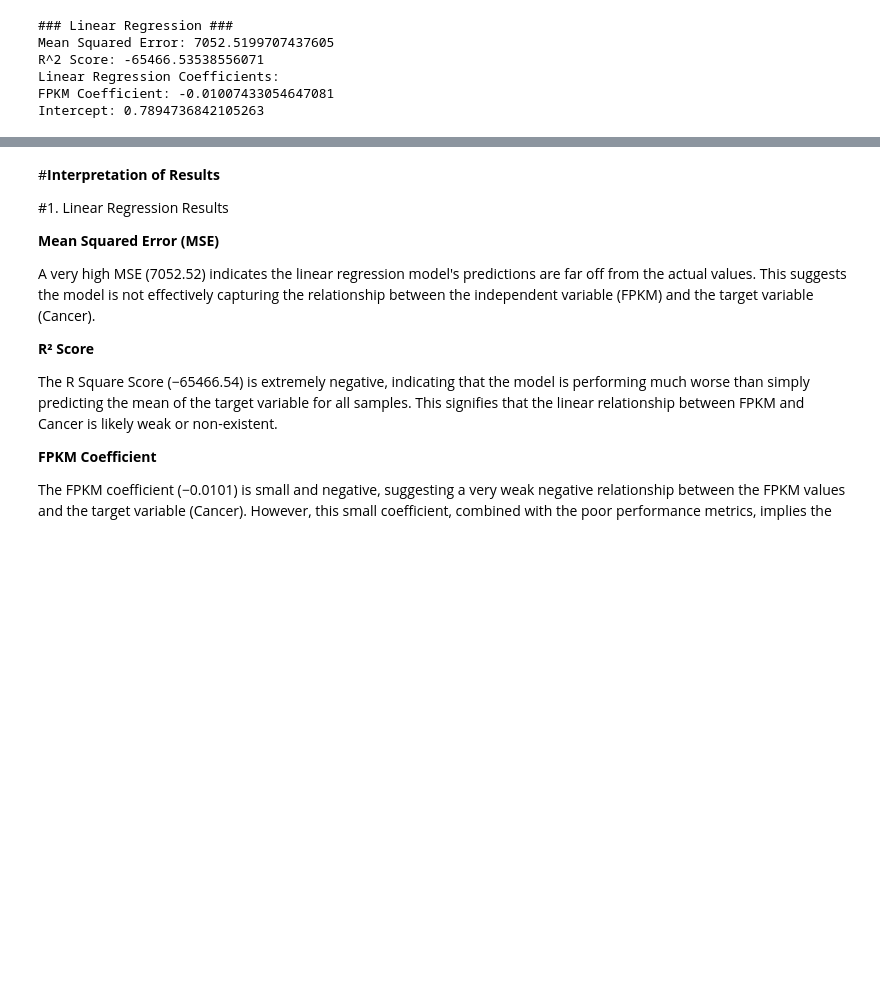
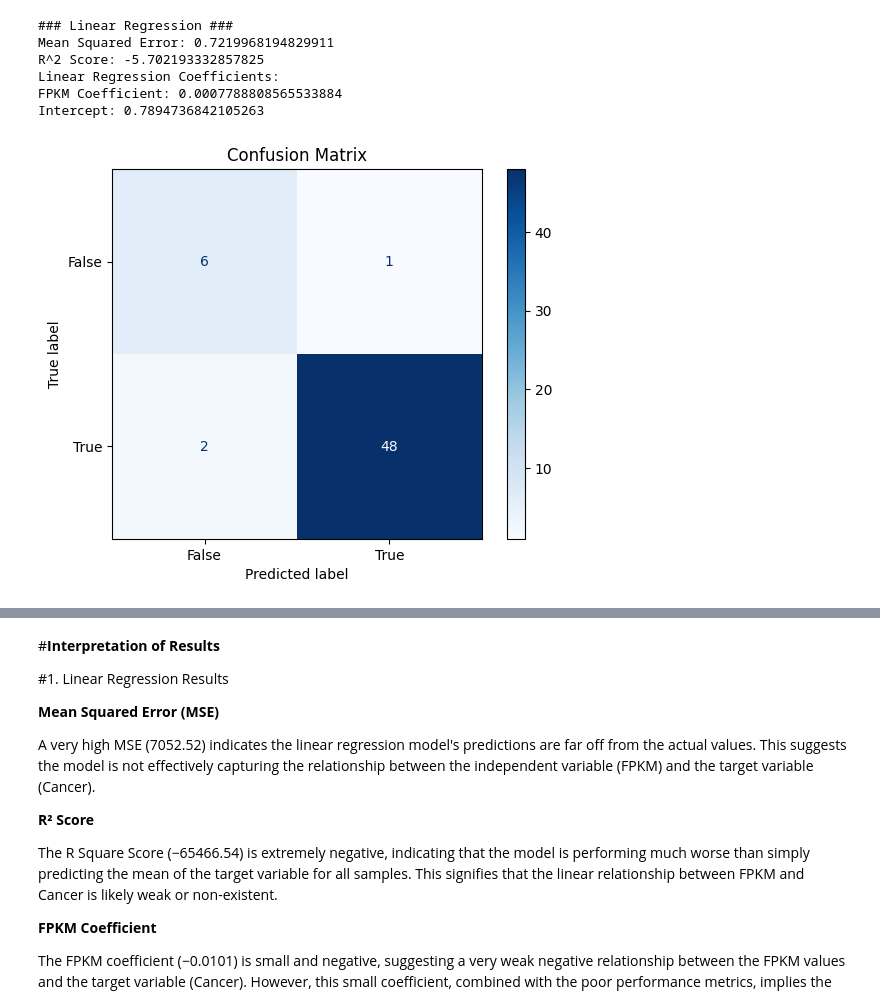
Before and after one commit to Swatkats13/CS506_Final_Project, a Jupyter notebook: Linear_and_Logistic_Regression.ipynb, the cells around one changed output, grey strips where cells are left out. Drawn from its saved outputs; the diff is of its cells as text; code cells hidden in the pictures; blank space fills up the shorter version.

Commit message:
fixed linear and logistic regression

```diff
--- a/Linear_and_Logistic_Regression.ipynb
+++ b/Linear_and_Logistic_Regression.ipynb
@@ -8,51 +9,64 @@ from sklearn.metrics import mean_squared_error, r2_score, accuracy_score, confus
 
 
 # Load the training and test datasets
-train_data = pd.read_csv("/content/train_data_normalized.csv")  # Replace with your actual training dataset path
-test_data = pd.read_csv("/content/test_data_normalized.csv")    # Replace with your actual test dataset path
-
+train_data = pd.read_csv('data/cleaned_data_train.csv')
+test_data = pd.read_csv('data/cleaned_data_test.csv')
 # Convert 'Cancer' column to numeric
 train_data['Cancer'] = train_data['Cancer'].astype(int)
 test_data['Cancer'] = test_data['Cancer'].astype(int)
 
 # Separate features (FPKM) and target (Cancer)
-X_train = train_data[['FPKM_normalized']]
+X_train = train_data.drop(columns=['Cancer', 'Sample'])
 y_train = train_data['Cancer']
 
-X_test = test_data[['FPKM_normalized']]
+X_test = test_data.drop(columns=['Cancer', 'Sample'])
 y_test = test_data['Cancer']
 # %%
 # Standardize the features (important for Logistic Regression)
 scaler = StandardScaler()
-X_train_scaled = scaler.fit_transform(X_train)
-X_test_scaled = scaler.transform(X_test)
+X_train_scaled = X_train.copy()
+X_test_scaled = X_test.copy()
 # %%
 
 
 
 # Linear Regression
 print("### Linear Regression ###")
 linear_model = LinearRegression()
 linear_model.fit(X_train_scaled, y_train)
 y_pred_linear = linear_model.predict(X_test_scaled)
 
 # Evaluate Linear Regression
 mse = mean_squared_error(y_test, y_pred_linear)
 r2 = r2_score(y_test, y_pred_linear)
 print(f"Mean Squared Error: {mse}")
 print(f"R^2 Score: {r2}")
 
 # Coefficient of FPKM for Linear Regression
 print("Linear Regression Coefficients:")
 print(f"FPKM Coefficient: {linear_model.coef_[0]}")
 print(f"Intercept: {linear_model.intercept_}")
+
+# Confusion Matrix
+y_pred_prob = linear_model.predict(X_test)
+y_pred = (y_pred_prob > 0.5).astype(int)
+
+# Compute confusion matrix
+cm = confusion_matrix(y_test, y_pred)
+
+# Plot confusion matrix
+disp = ConfusionMatrixDisplay(confusion_matrix=cm, display_labels=[False, True])
+disp.plot(cmap=plt.cm.Blues)
+plt.title('Confusion Matrix')
+plt.show()
 # %% [output]
 ### Linear Regression ###
-Mean Squared Error: 7052.5199707437605
-R^2 Score: -65466.53538556071
+Mean Squared Error: 0.7219968194829911
+R^2 Score: -5.702193332857825
 Linear Regression Coefficients:
-FPKM Coefficient: -0.01007433054647081
+FPKM Coefficient: 0.0007788808565533884
 Intercept: 0.7894736842105263
+[figure, added]
 # %%
 
 
```
Also changed, not shown: parts of 3 cells of this notebook.
